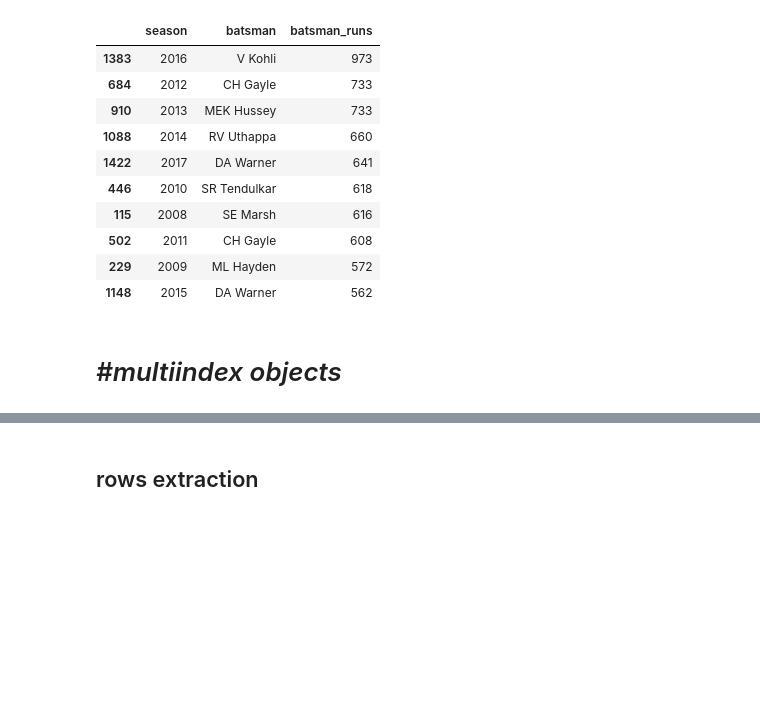
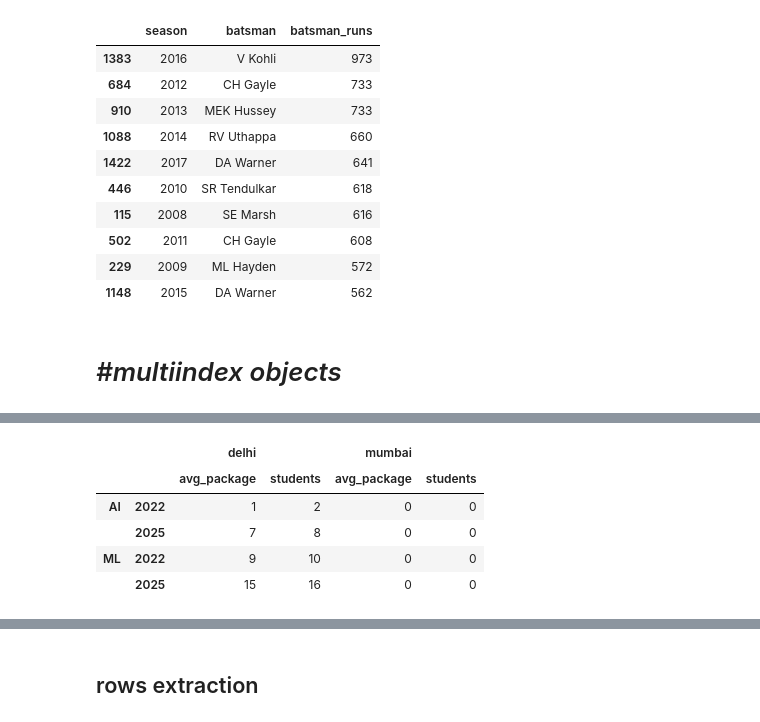
Before and after one commit to Kunalwagh107/n-python-numpy-pandas, a Jupyter notebook: pandas.ipynb, the cells around one changed output, grey strips where cells are left out. Saved outputs shown, nothing was run; the diff lists cells and outputs as text; code cells hidden in the pictures; blank space fills up the shorter version.

```diff
--- a/pandas.ipynb
+++ b/pandas.ipynb
@@ -1822,0 +1981,9 @@ a.xs('delhi',level=3) # <--- to get the deeper index
+# %%
+mdf3.loc[pd.IndexSlice[['AI','ML'], [2022, 2025]], :]
+# %% [output]
+|  |  | delhi |  | mumbai |  |
+|  |  | avg_package | students | avg_package | students |
+| AI | 2022 | 1 | 2 | 0 | 0 |
+|  | 2025 | 7 | 8 | 0 | 0 |
+| ML | 2022 | 9 | 10 | 0 | 0 |
+|  | 2025 | 15 | 16 | 0 | 0 |
```
Also changed, not shown: parts of 47 cells of this notebook.
